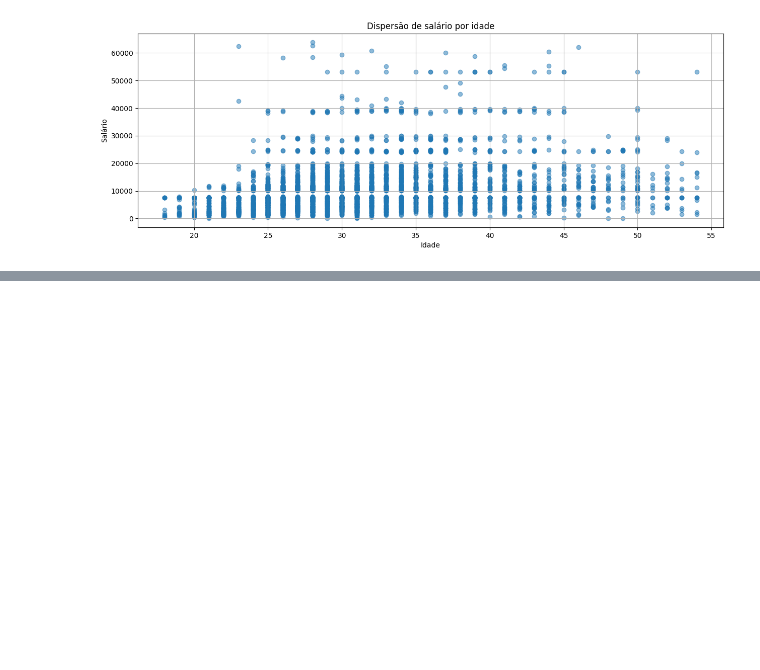
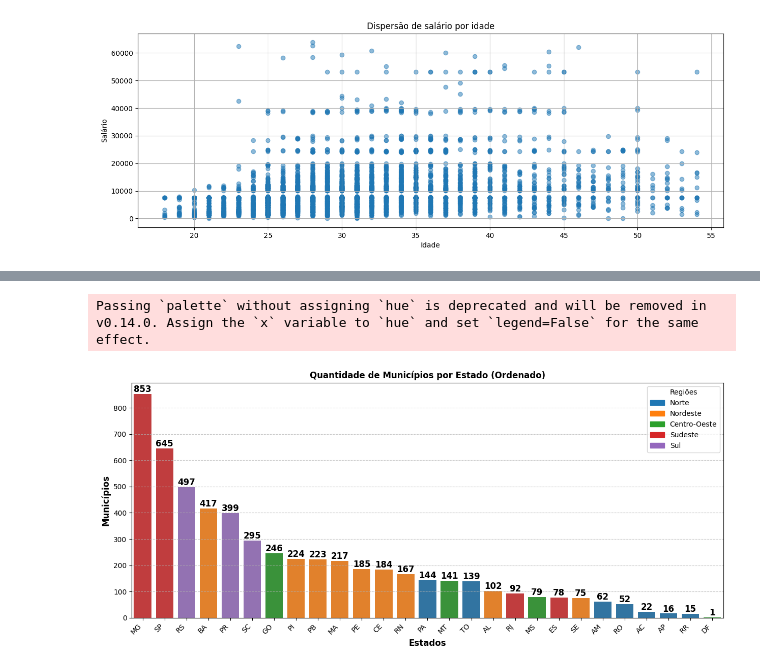
Before and after one commit to Eliane-orlandin/PrograMaria, a Jupyter notebook: aulas/analise_dados_colab.ipynb, the cells around one changed output, grey strips where cells are left out. Saved outputs shown, nothing was run; the diff lists cells and outputs as text; code cells hidden in the pictures; blank space fills up the shorter version.

```diff
--- a/aulas/analise_dados_colab.ipynb
+++ b/aulas/analise_dados_colab.ipynb
@@ -1515,0 +1526,2 @@ fig.show()
+# %%
+quantidade_por_estado = dados5.groupby('uf')['nome_municipio'].count()
@@ -1515,0 +1567,54 @@ fig.show()
+# %%
+import matplotlib.pyplot as plt
+import seaborn as sns
+
+# Mapeamento de cada UF (estado) para sua respectiva região
+regiao = {
+    'AC': 'Norte', 'AL': 'Nordeste', 'AM': 'Norte', 'AP': 'Norte', 'BA': 'Nordeste',
+    'CE': 'Nordeste', 'DF': 'Centro-Oeste', 'ES': 'Sudeste', 'GO': 'Centro-Oeste',
+    'MA': 'Nordeste', 'MG': 'Sudeste', 'MS': 'Centro-Oeste', 'MT': 'Centro-Oeste',
+    'PA': 'Norte', 'PB': 'Nordeste', 'PE': 'Nordeste', 'PI': 'Nordeste', 'PR': 'Sul',
+    'RJ': 'Sudeste', 'RN': 'Nordeste', 'RO': 'Norte', 'RR': 'Norte', 'RS': 'Sul',
+    'SC': 'Sul', 'SE': 'Nordeste', 'SP': 'Sudeste', 'TO': 'Norte'
+}
+
+# Paleta de cores para cada região
+cores_regiao = {
+    'Norte': '#1f77b4',        # azul
+    'Nordeste': '#ff7f0e',     # laranja
+    'Centro-Oeste': '#2ca02c', # verde
+    'Sudeste': '#d62728',      # vermelho
+    'Sul': '#9467bd'           # roxo
+}
+
+# Criar paleta de cores baseada na região de cada UF
+palette = [cores_regiao[regiao[uf]] for uf in quantidade_por_estado['uf']]
+
+# Criar o gráfico
+plt.figure(figsize=(15, 6))
+ax = sns.barplot(data=quantidade_por_estado, x='uf', y='nome_municipio', palette=palette)
+
+# Adicionar os valores acima de cada barra
+for p in ax.patches:
+    ax.annotate(f'{int(p.get_height())}',
+                (p.get_x() + p.get_width() / 2., p.get_height()),
+                ha='center', va='bottom', fontsize=12, fontweight='bold', color='black')
+
+# Adicionar legenda manualmente
+handles = [plt.Rectangle((0,0),1,1, color=cores_regiao[regiao]) for regiao in cores_regiao]
+plt.legend(handles, cores_regiao.keys(), title="Regiões", loc="upper right")
+
+# Configurações do gráfico
+plt.title('Quantidade de Municípios por Estado (Ordenado)', fontsize=12, fontweight='bold')
+plt.xlabel('Estados', fontsize=12, fontweight='bold')
+plt.ylabel('Municípios', fontsize=12, fontweight='bold')
+plt.xticks(rotation=45, ha='right')
+
+# Adicionar **somente** linhas verticais na grade
+plt.grid(axis='y', linestyle='--', alpha=0.7)
+
+# Exibir o gráfico
+plt.show()
+# %% [output]
+Passing `palette` without assigning `hue` is deprecated and will be removed in v0.14.0. Assign the `x` variable to `hue` and set `legend=False` for the same effect.
+[figure, added]
```
Also changed, not shown: parts of 6 cells of this notebook.
